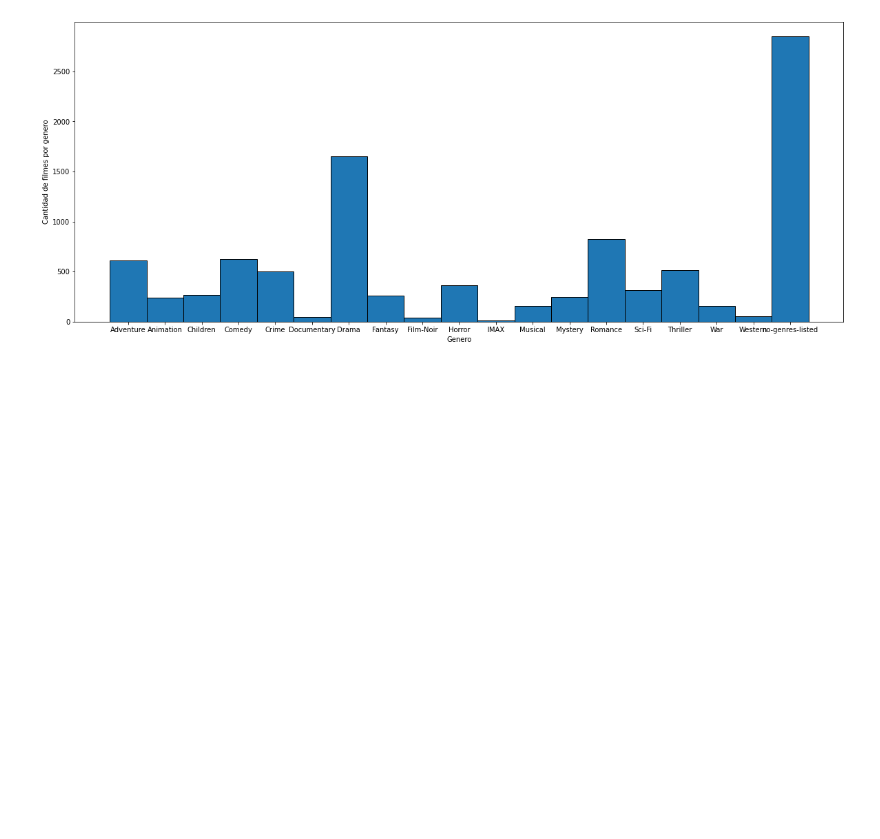
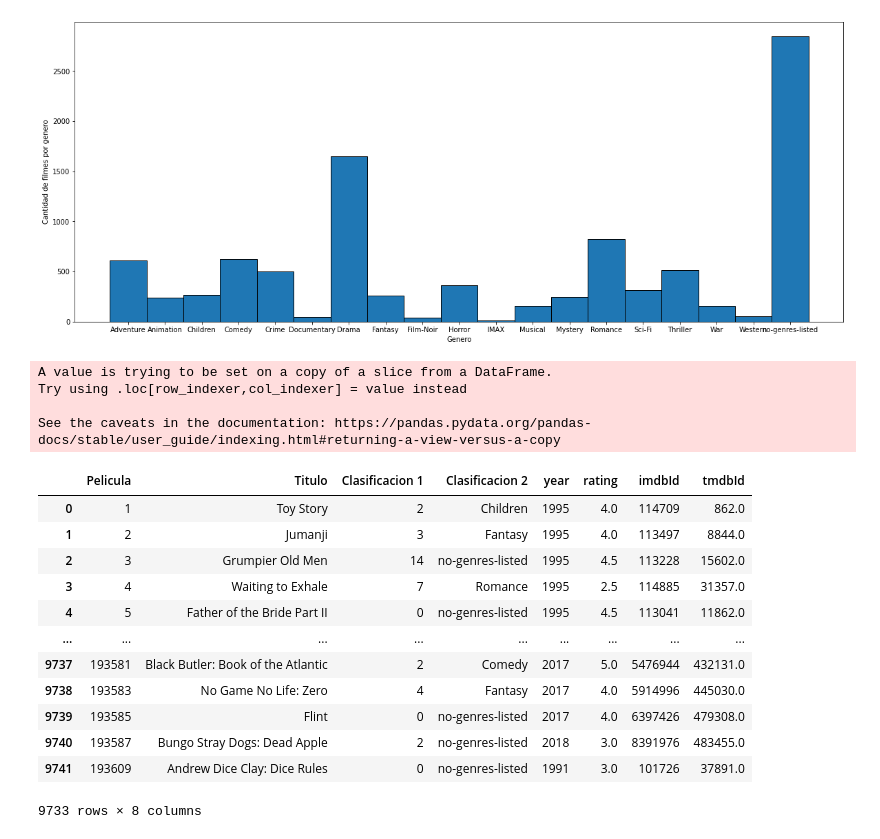
Before and after one commit to roxyconstantine-dev/Proyecto-Final-de-An-lisis-Datos, a Jupyter notebook: borrador.ipynb, the cells around one changed output. Cells and saved outputs as stored; diff of their text form; code cells hidden in the pictures; blank space fills up the shorter version.

```diff
--- a/borrador.ipynb
+++ b/borrador.ipynb
@@ -243,3 +243,28 @@ ax.set_ylabel('Cantidad de filmes por genero')
 # %% [output]
 Text(0, 0.5, 'Cantidad de filmes por genero')
 [figure]
+# %%
+#Codificando los generos cinematograficos para poderlos usar en la prediccion
+GENERO_MAPEO = { "Adventure":1,"Animation":2,"Children":3,"Comedy":4,"Crime":5,"Documentary":6,"Drama":7,"Fantasy":8,"Film-Noir":9,"Horror":10,"IMAX":11,"Musical":12,"Mystery":13,"Romance":14,"Sci-Fi":15,"Thriller":16,"War":17,"Western":18,"no-genres-listed":0}
+list_genero=clean_datos['Clasificacion 1']
+list_genero= list_genero.map(GENERO_MAPEO).astype(int)
+clean_datos['Clasificacion 1']=list_genero
+clean_datos
+# %% [output]
+A value is trying to be set on a copy of a slice from a DataFrame.
+Try using .loc[row_indexer,col_indexer] = value instead
+
+See the caveats in the documentation: https://pandas.pydata.org/pandas-docs/stable/user_guide/indexing.html#returning-a-view-versus-a-copy
+|  | Pelicula | Titulo | Clasificacion 1 | Clasificacion 2 | year | rating | imdbId | tmdbId |
+| 0 | 1 | Toy Story | 2 | Children | 1995 | 4.0 | 114709 | 862.0 |
+| 1 | 2 | Jumanji | 3 | Fantasy | 1995 | 4.0 | 113497 | 8844.0 |
+| 2 | 3 | Grumpier Old Men | 14 | no-genres-listed | 1995 | 4.5 | 113228 | 15602.0 |
+| 3 | 4 | Waiting to Exhale | 7 | Romance | 1995 | 2.5 | 114885 | 31357.0 |
+| 4 | 5 | Father of the Bride Part II | 0 | no-genres-listed | 1995 | 4.5 | 113041 | 11862.0 |
+| ... | ... | ... | ... | ... | ... | ... | ... | ... |
+| 9737 | 193581 | Black Butler: Book of the Atlantic | 2 | Comedy | 2017 | 5.0 | 5476944 | 432131.0 |
+| 9738 | 193583 | No Game No Life: Zero | 4 | Fantasy | 2017 | 4.0 | 5914996 | 445030.0 |
+| 9739 | 193585 | Flint | 0 | no-genres-listed | 2017 | 4.0 | 6397426 | 479308.0 |
+| 9740 | 193587 | Bungo Stray Dogs: Dead Apple | 2 | no-genres-listed | 2018 | 3.0 | 8391976 | 483455.0 |
+| 9741 | 193609 | Andrew Dice Clay: Dice Rules | 0 | no-genres-listed | 1991 | 3.0 | 101726 | 37891.0 |
+9733 rows × 8 columns
```
Also changed, not shown: parts of 5 cells of this notebook.
